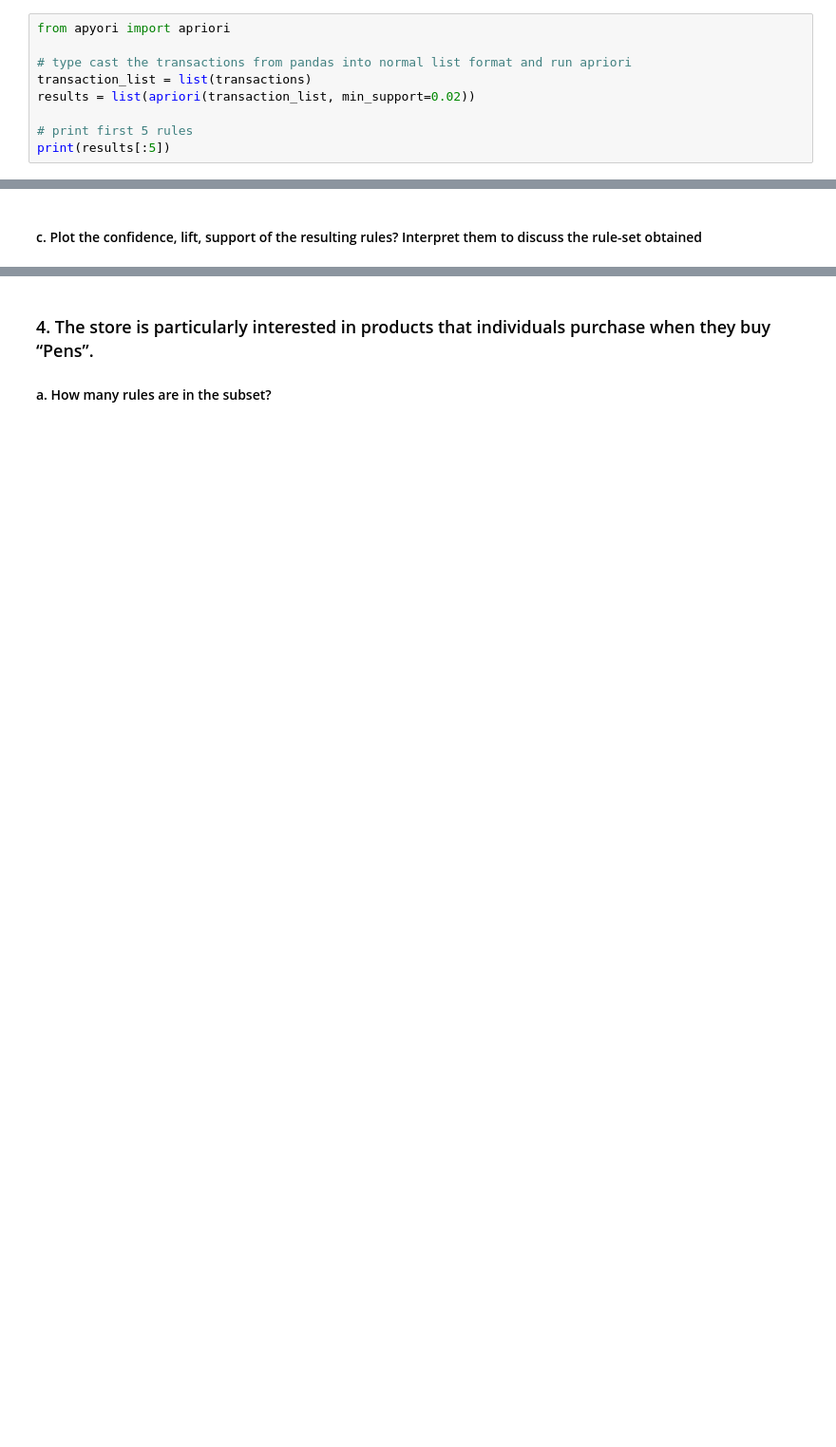
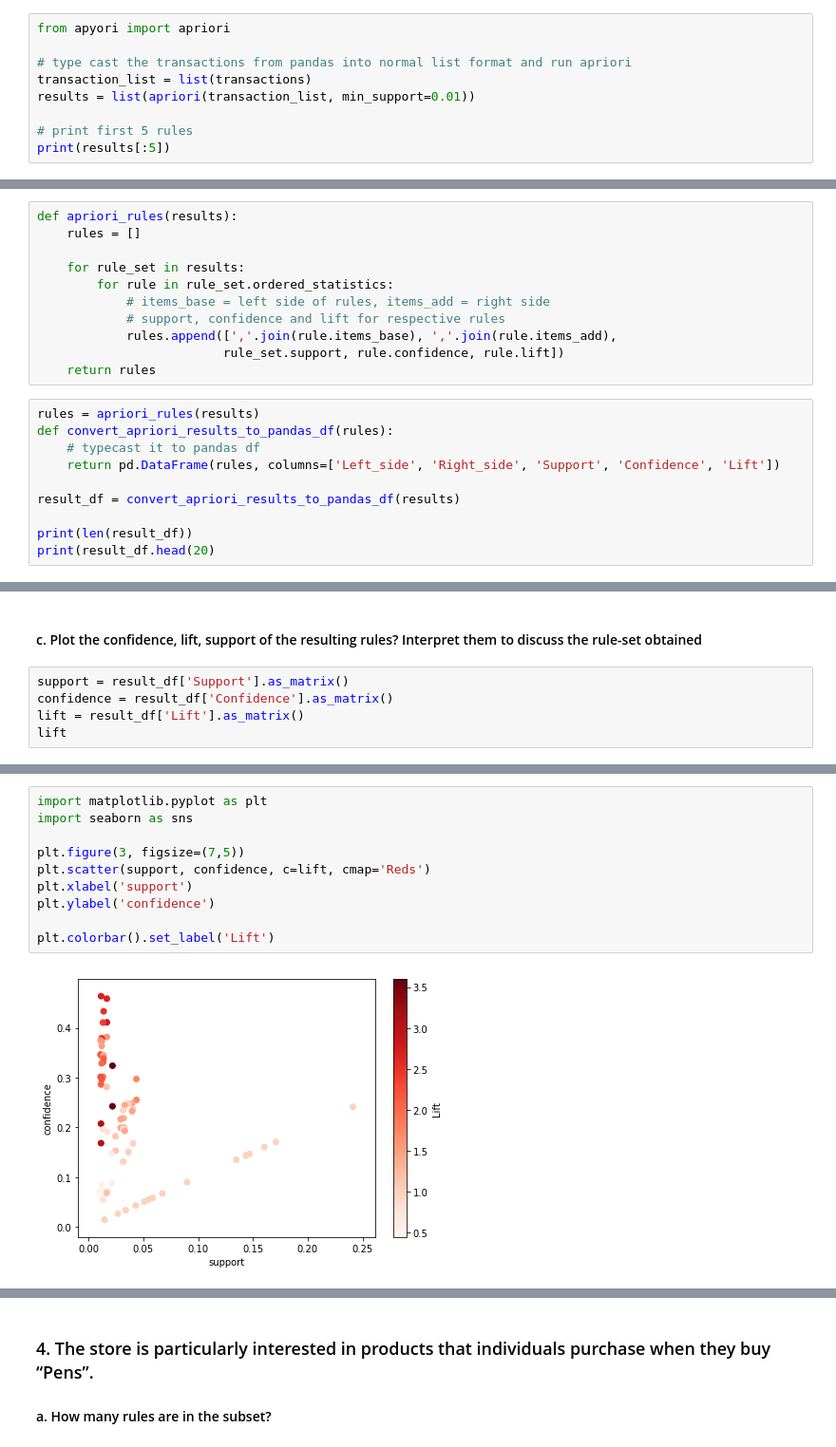
Before and after one commit to Minimaximize/QUT-IFN645-CaseStudy2, a Jupyter notebook: casestudy2.ipynb, the cells around one changed output, grey strips where cells are left out. Shown at 95% size. Saved outputs shown, nothing was run; the diff lists cells and outputs as text; blank space fills up the shorter version.

Commit message:
part4-sequential rule mining (finished)

```diff
--- a/casestudy2.ipynb
+++ b/casestudy2.ipynb
@@ -676,12 +694,33 @@ from apyori import apriori
 
 # type cast the transactions from pandas into normal list format and run apriori
 transaction_list = list(transactions)
-results = list(apriori(transaction_list, min_support=0.02))
+results = list(apriori(transaction_list, min_support=0.01))
 
 # print first 5 rules
 print(results[:5])
 # %% [output]
 [RelationRecord(items=frozenset({'Bow'}), support=0.054645, ordered_statistics=[OrderedStatistic(items_base=frozenset(), items_add=frozenset({'Bow'}), confidence=0.054645, lift=1.0)]), RelationRecord( ...
+# %%
+def apriori_rules(results):
+    rules = []
+
+    for rule_set in results:
+        for rule in rule_set.ordered_statistics:
+            # items_base = left side of rules, items_add = right side
+            # support, confidence and lift for respective rules
+            rules.append([','.join(rule.items_base), ','.join(rule.items_add),
+                         rule_set.support, rule.confidence, rule.lift])
+    return rules
+# %%
+rules = apriori_rules(results)
+def convert_apriori_results_to_pandas_df(rules):
+    # typecast it to pandas df
+    return pd.DataFrame(rules, columns=['Left_side', 'Right_side', 'Support', 'Confidence', 'Lift'])
+
+result_df = convert_apriori_results_to_pandas_df(results)
+
+print(len(result_df))
+print(result_df.head(20)
 # %%
 def convert_apriori_results_to_pandas_df(results):
     rules = []
@@ -763,3 +816,8 @@ From the result above, the highest confidence value is 32.39%.
 The rule has this value is Magazie & Greeding Cards -> Candy Bar
 # %% [markdown]
 #### c. Plot the confidence, lift, support of the resulting rules? Interpret them to discuss the rule-set obtained
+# %%
+support = result_df['Support'].as_matrix()
+confidence = result_df['Confidence'].as_matrix()
+lift = result_df['Lift'].as_matrix()
+lift
@@ -765,0 +844,12 @@ The rule has this value is Magazie & Greeding Cards -> Candy Bar
+# %%
+import matplotlib.pyplot as plt
+import seaborn as sns
+
+plt.figure(3, figsize=(7,5))
+plt.scatter(support, confidence, c=lift, cmap='Reds')
+plt.xlabel('support')
+plt.ylabel('confidence')
+
+plt.colorbar().set_label('Lift')
+# %% [output]
+[figure, added]
```
Also changed, not shown: parts of 66 cells of this notebook, 4 other files.
